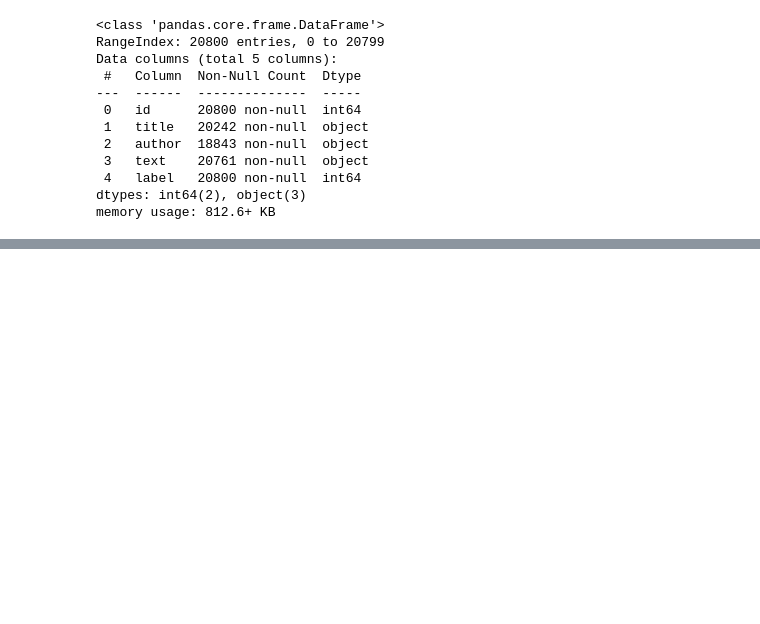
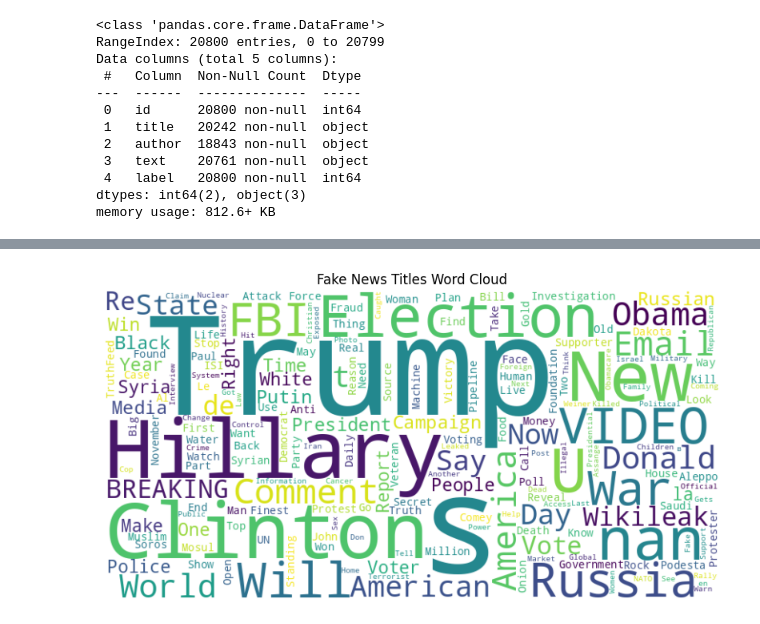
Before and after one commit to Shaz-5/fake-news-classification, a Jupyter notebook: Implementation/FakeBERT.ipynb, the cells around one changed output, grey strips where cells are left out. Drawn from its saved outputs; the diff is of its cells as text; code cells hidden in the pictures; blank space fills up the shorter version.

```diff
--- a/Implementation/FakeBERT.ipynb
+++ b/Implementation/FakeBERT.ipynb
@@ -95,0 +117,21 @@ plt.show()
+# %%
+# Word cloud for titles - fake & real
+
+from wordcloud import WordCloud
+
+titles_fake = ' '.join(df_train[df_train['label'] == 1]['title'].astype(str))
+titles_real = ' '.join(df_train[df_train['label'] == 0]['title'].astype(str))
+
+wordcloud_fake = WordCloud(width=800, height=400, collocations = False,
+                      max_font_size = 180, background_color='white').generate(titles_fake)
+
+wordcloud_real = WordCloud(width=800, height=400, collocations = False,
+                      max_font_size = 180, background_color='white').generate(titles_real)
+
+plt.figure(figsize=(10, 5))
+plt.imshow(wordcloud_fake, interpolation='bilinear')
+plt.axis('off')
+plt.title('Fake News Titles Word Cloud')
+plt.show()
+# %% [output]
+[figure, added]
```
Also changed, not shown: parts of 41 cells of this notebook.
